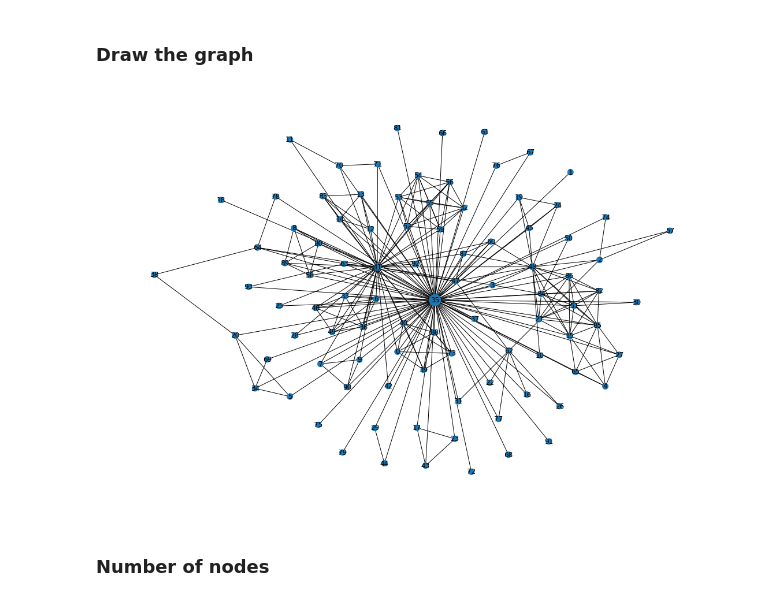
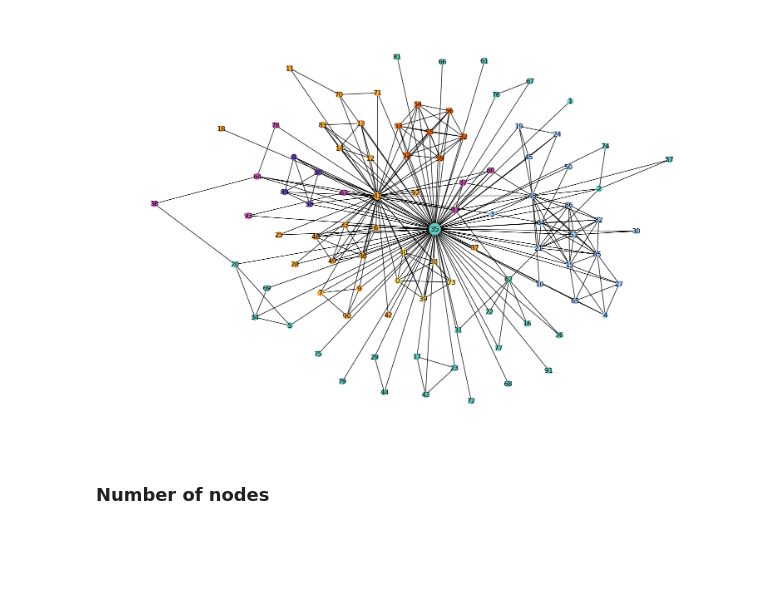
Before and after one commit to Dadd0/social-network-analysis-forrest-gump, a Jupyter notebook: forrest_gump.ipynb, the cells around one changed output. Cells and saved outputs as stored; diff of their text form; code cells hidden in the pictures; blank space fills up the shorter version.

Commit message:
Added colors pt2

```diff
--- a/forrest_gump.ipynb
+++ b/forrest_gump.ipynb
@@ -18,3 +18,11 @@ labels = enumerate(nodes_df[' label'])
 labels = dict(labels)
 
 pos = nodes_df[' _pos']
+
+colors = []
+for n in range(0,94):
+    color = nodes_df[' viz'][n]['color']
+    accepted_format = (color['r']/255, color['g']/255, color['b']/255, color['a'])
+    colors.append(accepted_format)
+
+colors
@@ -21,21 +47,17 @@ pos = nodes_df[' _pos']
-# %% [markdown]
-### Draw the graph
 # %%
-# Draw the graph
-
 plt.figure(figsize=(15, 10))
 G = nx.Graph()
 
 for n in range(0, len(nodes_df)):
     G.add_node(n)
 
 G.add_weighted_edges_from(links)
 nx.set_node_attributes(G, labels, name = 'label')
 
 
-nx.draw(G, node_size = nodes_df['size'], pos = pos, with_labels = True)
+nx.draw(G, node_size = nodes_df['size'], pos = pos, with_labels = True, node_color = colors)
 # %% [output]
-[figure, old version]
+[figure, new version]
 # %% [markdown]
 ### Number of nodes
 # %%
```
Also changed, not shown: parts of 10 cells of this notebook.
